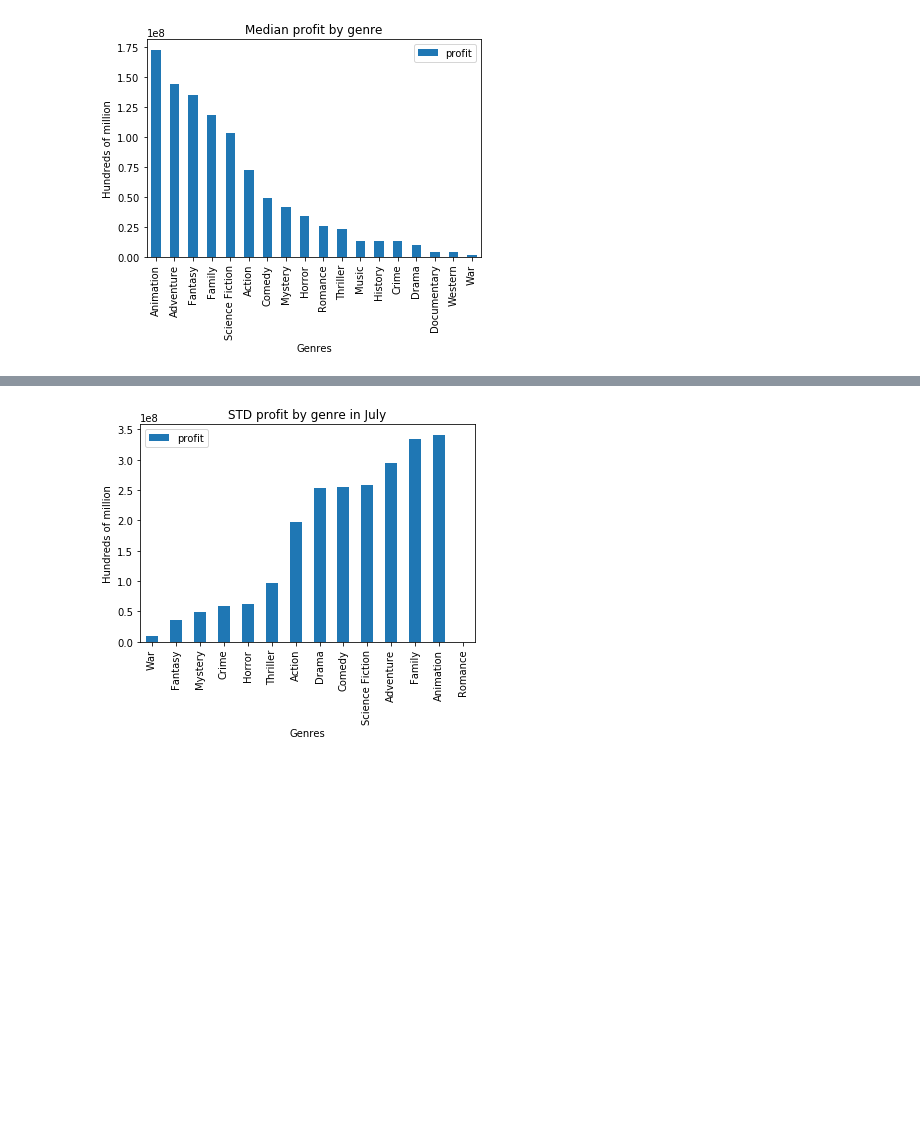
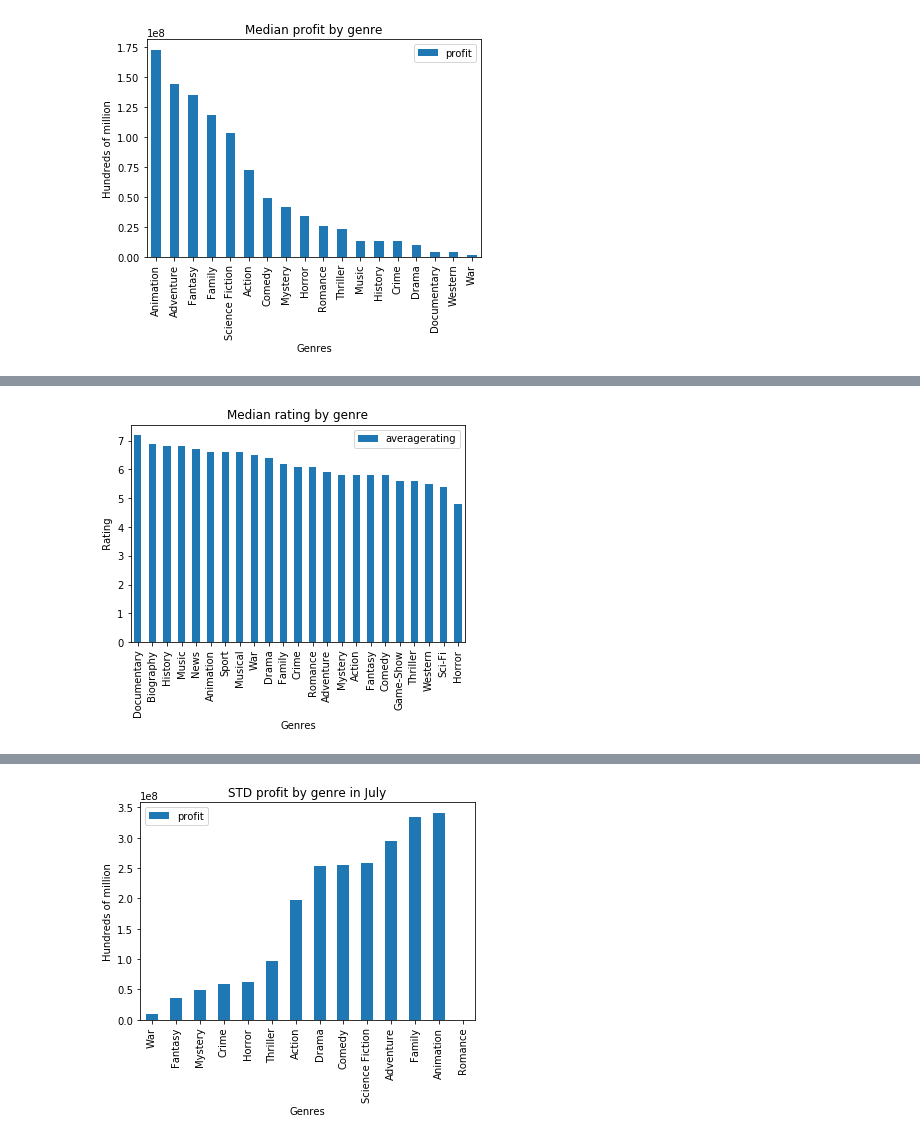
Before and after one commit to murra181/dsc-phase-1-project-online, a Jupyter notebook: student.ipynb, the cells around one changed output, grey strips where cells are left out. Cells and saved outputs as stored; diff of their text form; code cells hidden in the pictures; blank space fills up the shorter version.

```diff
--- a/student.ipynb
+++ b/student.ipynb
@@ -234,0 +247,7 @@ plt.ylabel('Hundreds of million');
+# %%
+median_rating_by_genre[['averagerating']].plot(kind='bar')
+plt.title('Median rating by genre')
+plt.ylabel(' Rating ')
+plt.xlabel('Genres');
+# %% [output]
+[figure, added]
```
Also changed, not shown: parts of 91 cells of this notebook.
